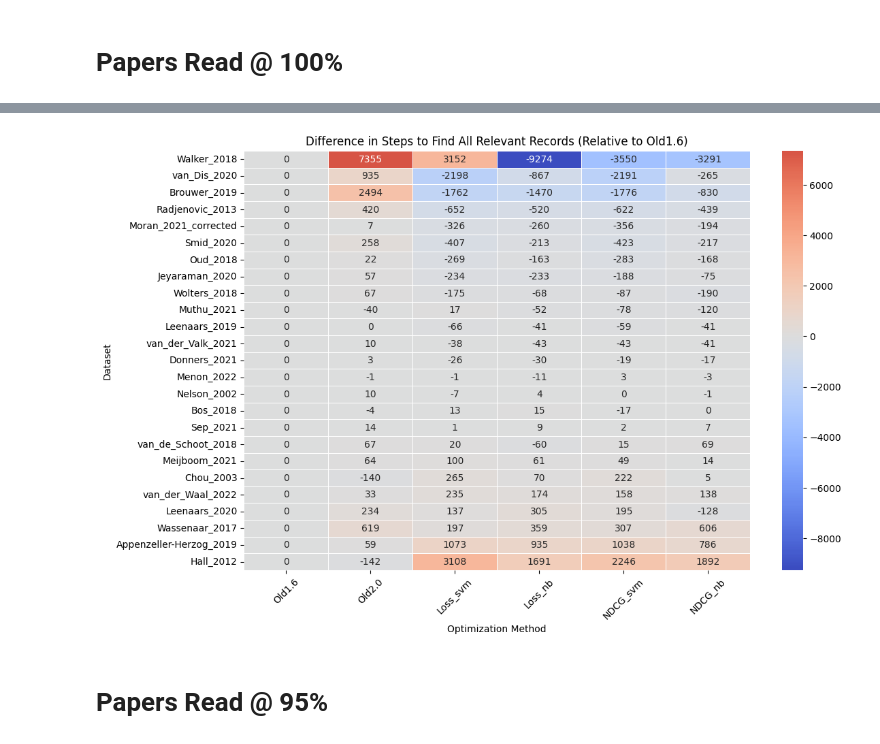
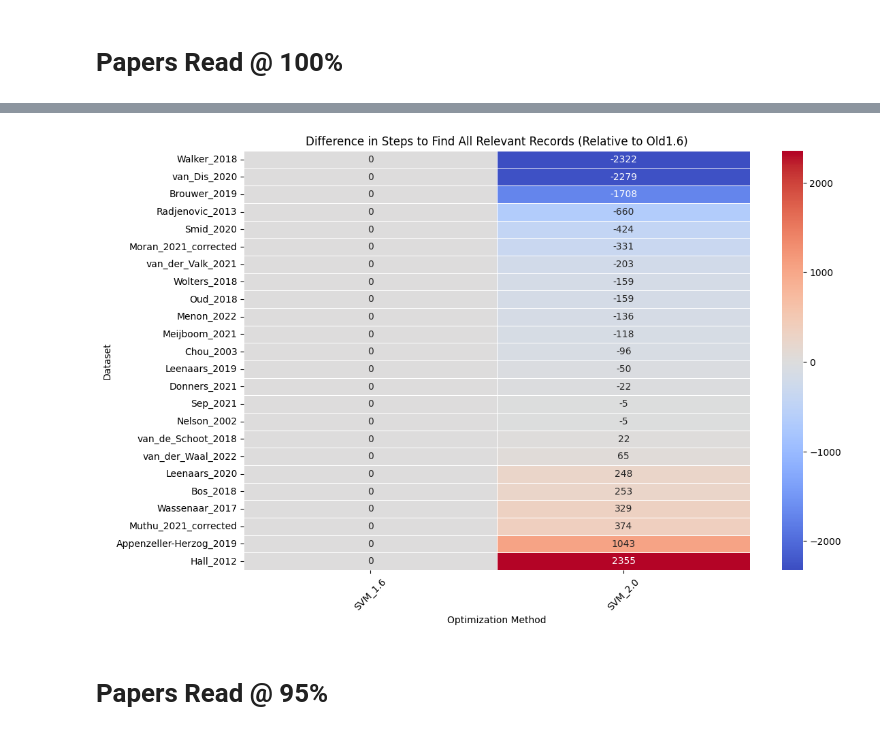
Before and after one commit to asreview/asreview-optuna, a Jupyter notebook: analysis/comparison_visualizations.ipynb, the cells around one changed output, grey strips where cells are left out. Cells and saved outputs as stored; diff of their text form; code cells hidden in the pictures.

```diff
--- a/analysis/comparison_visualizations.ipynb
+++ b/analysis/comparison_visualizations.ipynb
@@ -8 +20,16 @@ from matplotlib.colors import LogNorm
+# %%
+def get_total_relevant(dataset_id):
+    if dataset_id in {"Moran_2021_corrected", "Muthu_2021_corrected"}:
+        return pd.read_csv(f"../src/datasets/{dataset_id}_shuffled_raw.csv")[
+            "label_included"
+        ].sum()
+    else:
+        return sd.Dataset(dataset_id).to_frame()["label_included"].sum()
+
+
+# Build the dictionary
+total_relevant_dict = {
+    dataset_id: get_total_relevant(dataset_id)
+    for dataset_id in studies_filtered["dataset_id"].unique()
+}
 # %%
@@ -175,27 +162,16 @@ df_all_melted["target_recall"] = (
 
 df_completion_steps = (
     df_all_melted[df_all_melted["recall"] >= df_all_melted["target_recall"]]
-    .groupby(["dataset_name", "Optimization"])["step"]
+    .groupby(["dataset_name", "optimization"])["step"]
     .min()
     .reset_index()
 )
 
 # Pivot table for heatmap
 heatmap_data = df_completion_steps.pivot(
-    index="dataset_name", columns="Optimization", values="step"
+    index="dataset_name", columns="optimization", values="step"
 )
 
-heatmap_data = heatmap_data[
-    ["Old1.6", "Old2.0", "Loss_svm", "Loss_nb", "NDCG_svm", "NDCG_nb"]
-]
+heatmap_data = heatmap_data[recall_types]
 # Order datasets by mean step value for better readability
 heatmap_data = heatmap_data.loc[heatmap_data.mean(axis=1).sort_values().index]
-
-plt.figure(figsize=(12, 8))
-sns.heatmap(
-    heatmap_data, annot=True, fmt=".0f", cmap="viridis", linewidths=0.5, norm=LogNorm()
-)
-plt.xlabel("Optimization Method")
-plt.ylabel("Dataset")
-plt.title("Step at Which All Relevant Records Are Found")
-plt.show()
@@ -204,35 +189,33 @@ plt.show()
 # %%
 # Subtract "Old1.6" from all other columns
-heatmap_data_diff = heatmap_data.sub(heatmap_data["Old1.6"], axis=0)
+heatmap_data_diff = heatmap_data.sub(heatmap_data[comparison_recall_type], axis=0)
 
 # Order datasets by mean difference for better readability
 heatmap_data_diff = heatmap_data_diff.loc[
     heatmap_data_diff.mean(axis=1).sort_values().index
 ]
 
-heatmap_data_diff = heatmap_data_diff[
-    ["Old1.6", "Old2.0", "Loss_svm", "Loss_nb", "NDCG_svm", "NDCG_nb"]
-]
+heatmap_data_diff = heatmap_data_diff[recall_types]
 
 # Plot heatmap of differences
 plt.figure(figsize=(12, 8))
 sns.heatmap(
     heatmap_data_diff,
     annot=True,
     fmt=".0f",
     cmap="coolwarm",  # Diverging colormap to show positive & negative differences
     linewidths=0.5,
     center=0,  # Center at 0 for better visual contrast
 )
 
 plt.xlabel("Optimization Method")
 plt.ylabel("Dataset")
 plt.title("Difference in Steps to Find All Relevant Records (Relative to Old1.6)")
 plt.xticks(rotation=45)
 plt.yticks(rotation=0)
 plt.show()
 # %% [output]
-[figure, old version]
+[figure, new version]
 # %% [markdown]
 # Papers Read @ 95%
 # %%
```
Also changed, not shown: parts of 9 cells of this notebook, 12 other files.
